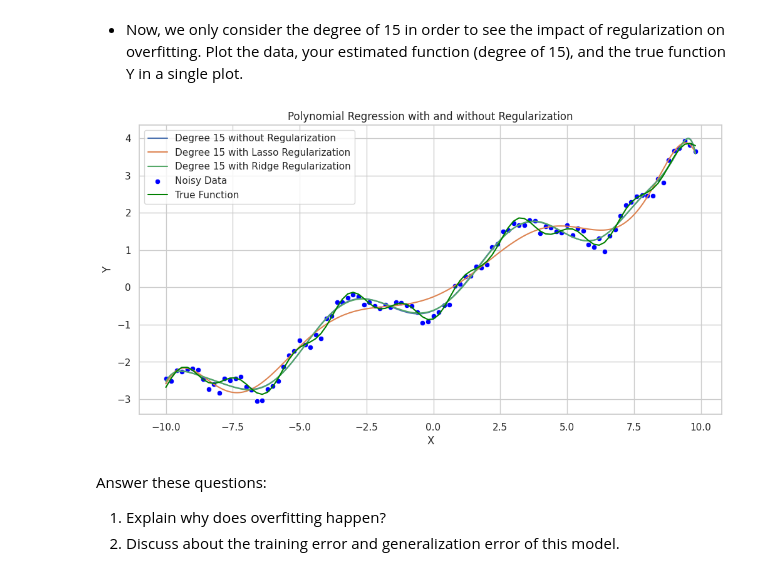
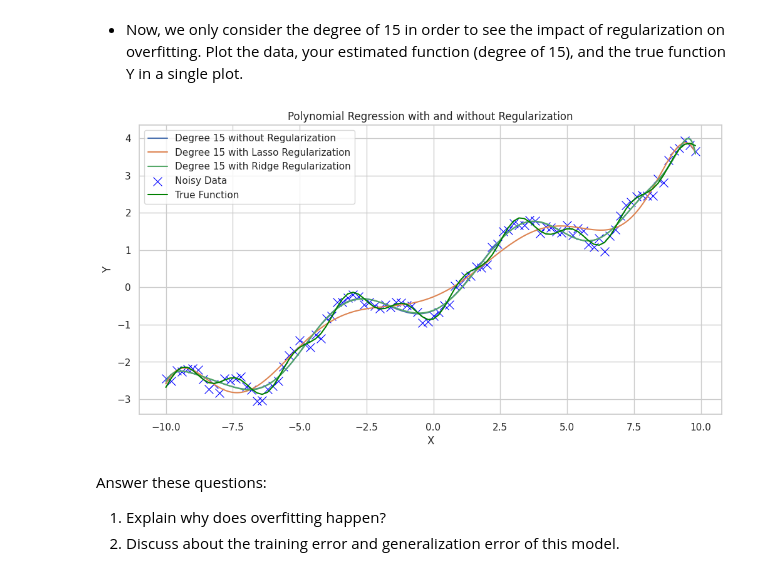
Before and after one commit to peyman886/Machine_Learning, a Jupyter notebook: Bahrak 1402-1/HomeWork/HW03/Machine_Learning_HW03.ipynb, the cells around one changed output. Saved outputs shown, nothing was run; the diff lists cells and outputs as text; code cells hidden in the pictures.

```diff
--- a/Bahrak 1402-1/HomeWork/HW03/Machine_Learning_HW03.ipynb
+++ b/Bahrak 1402-1/HomeWork/HW03/Machine_Learning_HW03.ipynb
@@ -330,7 +330,7 @@ def plot_poly_model_seaborn(X, Y, model, degree, title, show=True):
 
     # Plotting the data and the model
     plt.figure(figsize=(8, 5))
-    sns.scatterplot(x=X, y=Y, color='blue', label='Data', marker="x")
+    sns.scatterplot(x=X, y=Y, color='blue', label='Data', marker="x", s=75, palette = sns.color_palette("coolwarm", as_cmap=True))
     sns.lineplot(x=X_plot, y=Y_plot, color='red', label=f'Degree {degree}')
     plt.title(title)
     plt.xlabel('X')
@@ -407,35 +407,35 @@ def plot_poly_model_seaborn(X, Y, model, degree, label, show=True):
     Y_plot = model.predict(X_plot_poly)
 
     # Plotting the model
-    sns.lineplot(x=X_plot, y=Y_plot, label=label, )
+    sns.lineplot(x=X_plot, y=Y_plot, label=label, palette=sns.color_palette("husl", 9) )
 # %%
 plt.figure(figsize=(12, 6))
 
 # Degree 15 polynomial model without regularization
 model_degree_15, _ = fit_and_evaluate_poly_model(X, Y_noisy, 15)
 plot_poly_model_seaborn(X, Y_noisy, model_degree_15, 15, 'Degree 15 without Regularization', show=False)
 
 # Degree 15 polynomial model with Lasso regularization
 model_lasso = fit_poly_model_with_regularization(X, Y_noisy, 15, alpha=0.01, reg_type='l1')
 plot_poly_model_seaborn(X, Y_noisy, model_lasso, 15, 'Degree 15 with Lasso Regularization', show=False)
 
 # Degree 15 polynomial model with Ridge regularization
 model_ridge = fit_poly_model_with_regularization(X, Y_noisy, 15, alpha=1, reg_type='l2')
 plot_poly_model_seaborn(X, Y_noisy, model_ridge, 15, 'Degree 15 with Ridge Regularization', show=False)
 
 # Plotting the true function and the noisy data
-sns.scatterplot(x=X, y=Y_noisy, color='blue', label='Noisy Data')
+sns.scatterplot(x=X, y=Y_noisy, color='blue', label='Noisy Data', marker='x', s=100)
 sns.lineplot(x=np.sort(X), y=2 * np.cos(np.sort(X)) / -np.pi + (2 * np.sort(X)) / (2 * np.pi) + 2 * np.cos(3 * np.sort(X)) / (-3 * np.pi),
-             color='green', label='True Function')
+             color='green', label='True Function', palette=sns.color_palette("husl", 9))
 
 
 plt.title('Polynomial Regression with and without Regularization')
 plt.xlabel('X')
 plt.ylabel('Y')
 plt.legend()
 plt.show()
 # %% [output]
-[figure, old version]
+[figure, new version]
 # %% [markdown]
 Answer these questions:
 1. Explain why does overfitting happen?
```
Also changed, not shown: parts of 30 cells of this notebook.
